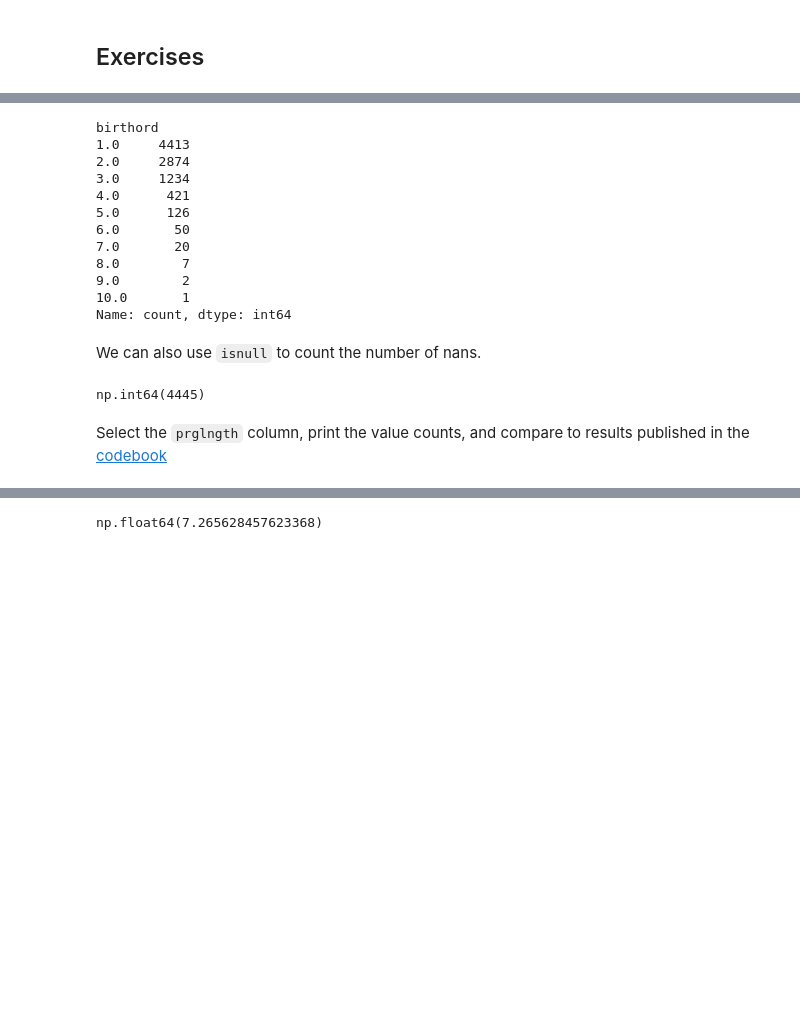
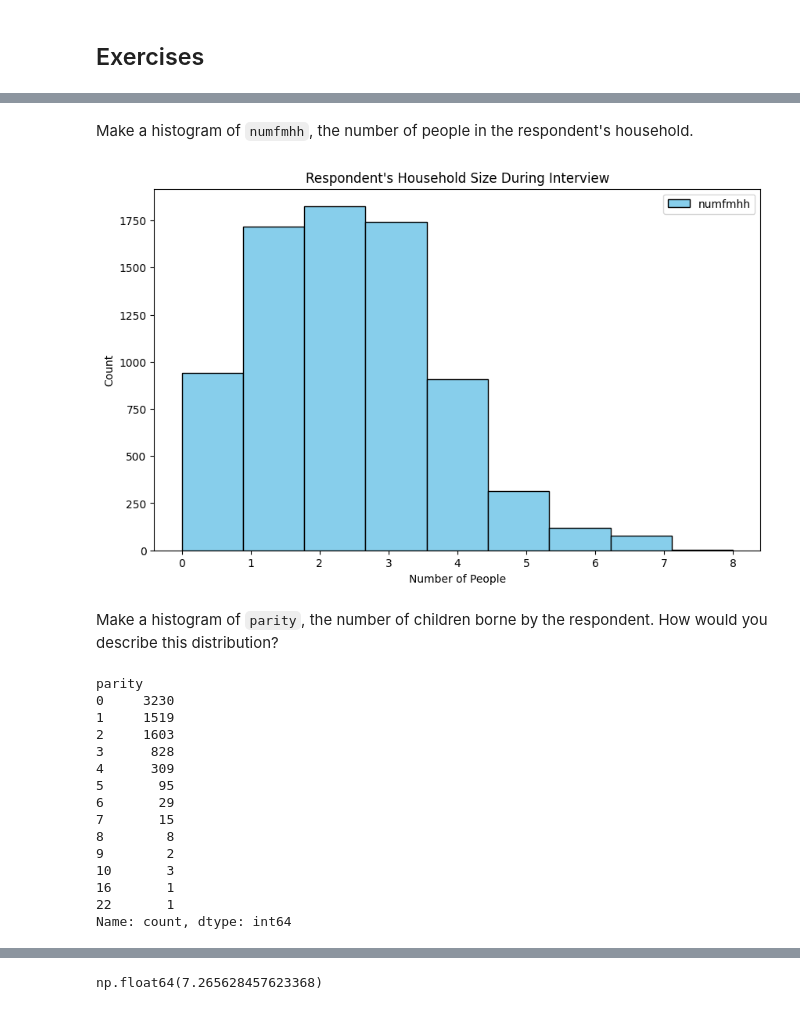
Before and after one commit to sclement2/python_machinelearning, a Jupyter notebook: thinkstats_chp2.ipynb, the cells around one changed output, grey strips where cells are left out. Cells and saved outputs as stored; diff of their text form; code cells hidden in the pictures; blank space fills up the shorter version.

```diff
--- a/thinkstats_chp2.ipynb
+++ b/thinkstats_chp2.ipynb
@@ -259,23 +432,34 @@ Select the `birthord` column, print the value counts, and compare to results pub
+# %% [markdown]
+Make a histogram of `numfmhh`, the number of people in the respondent's household.
+# %%
+resp.numfmhh.value_counts().sort_index()
+bins = resp.numfmhh.value_counts().sort_index().count()
+plt.figure(figsize=(10,6))
+plt.hist(resp.numfmhh, bins=bins, color="skyblue", edgecolor='black', label='numfmhh')
+plt.title("Respondent's Household Size During Interview")
+plt.xlabel('Number of People')
+plt.ylabel('Count')
+plt.legend()
+plt.show()
+# %% [output]
+[figure, added]
+# %% [markdown]
+Make a histogram of `parity`, the number of children borne by the respondent. How would you describe this distribution?
 # %%
-preg.birthord.value_counts().sort_index()
+resp.parity.value_counts().sort_index()
 # %% [output]
-birthord
-1.0     4413
-2.0     2874
-3.0     1234
-4.0      421
-5.0      126
-6.0       50
-7.0       20
-8.0        7
-9.0        2
-10.0       1
+parity
+0     3230
+1     1519
+2     1603
+3      828
+4      309
+5       95
+6       29
+7       15
+8        8
+9        2
+10       3
+16       1
+22       1
 Name: count, dtype: int64
-# %% [markdown]
-We can also use `isnull` to count the number of nans.
-# %%
-preg.birthord.isnull().sum()
-# %% [output]
-np.int64(4445)
-# %% [markdown]
-Select the `prglngth` column, print the value counts, and compare to results published in the [codebook](https://ftp.cdc.gov/pub/Health_Statistics/NCHS/Dataset_Documentation/NSFG/Cycle6Codebook-Pregnancy.pdf)
```
Also changed, not shown: parts of 21 cells of this notebook.
